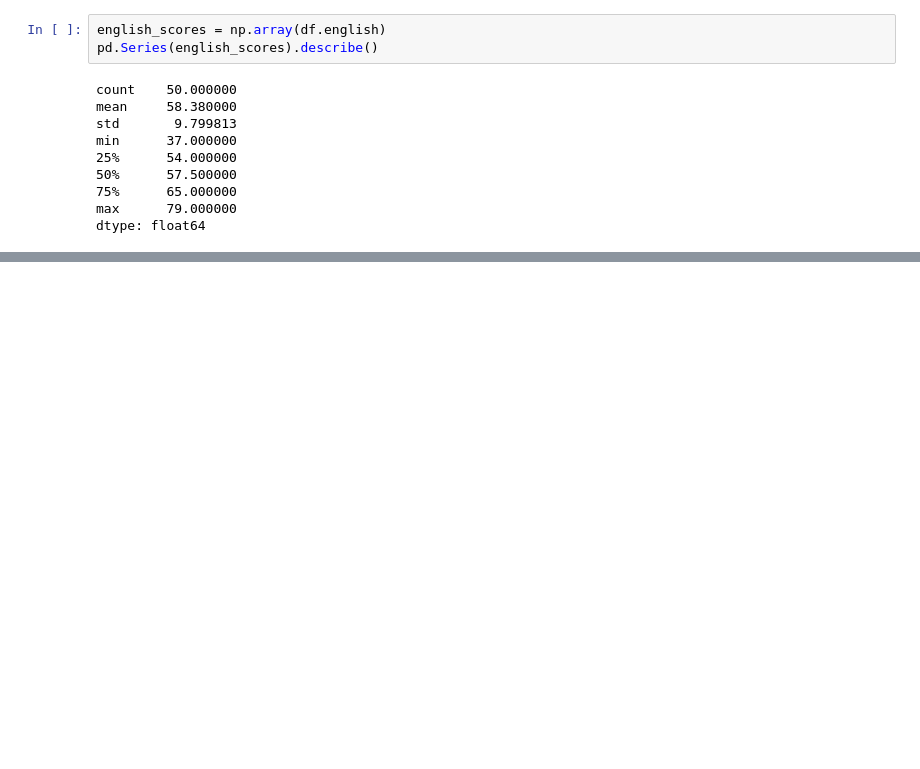
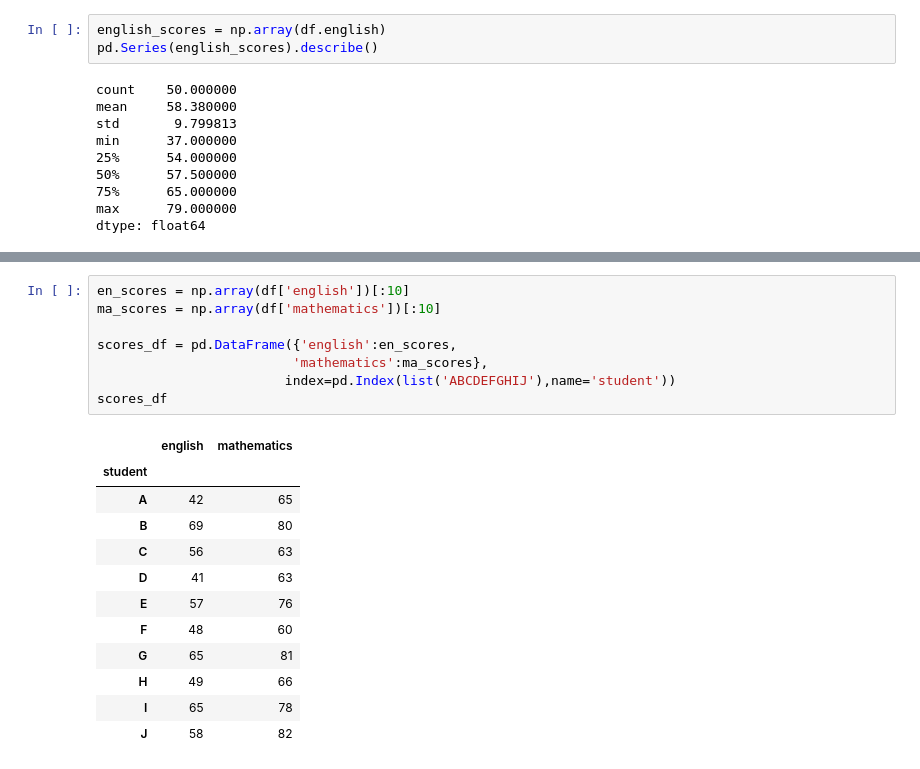
Before and after one commit to bnv20/kdt9, a Jupyter notebook: m3_통계수학/stat1_guide.ipynb, the cells around one changed output, grey strips where cells are left out. Drawn from its saved outputs; the diff is of its cells as text; blank space fills up the shorter version.

```diff
--- a/m3_통계수학/stat1_guide.ipynb
+++ b/m3_통계수학/stat1_guide.ipynb
@@ -404,0 +415,21 @@ dtype: float64
+# %%
+en_scores = np.array(df['english'])[:10]
+ma_scores = np.array(df['mathematics'])[:10]
+
+scores_df = pd.DataFrame({'english':en_scores,
+                         'mathematics':ma_scores},
+                        index=pd.Index(list('ABCDEFGHIJ'),name='student'))
+scores_df
+# %% [output]
+|  | english | mathematics |
+| student |  |  |
+| A | 42 | 65 |
+| B | 69 | 80 |
+| C | 56 | 63 |
+| D | 41 | 63 |
+| E | 57 | 76 |
+| F | 48 | 60 |
+| G | 65 | 81 |
+| H | 49 | 66 |
+| I | 65 | 78 |
+| J | 58 | 82 |
```
Also changed, not shown: parts of 13 cells of this notebook.
